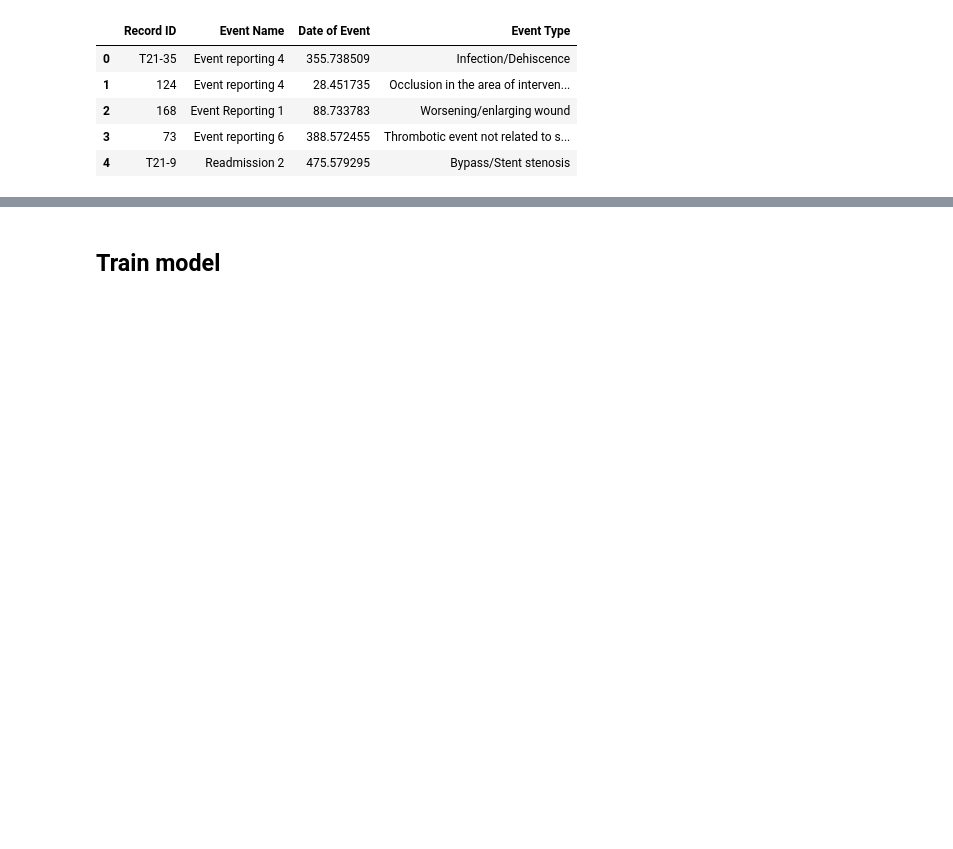
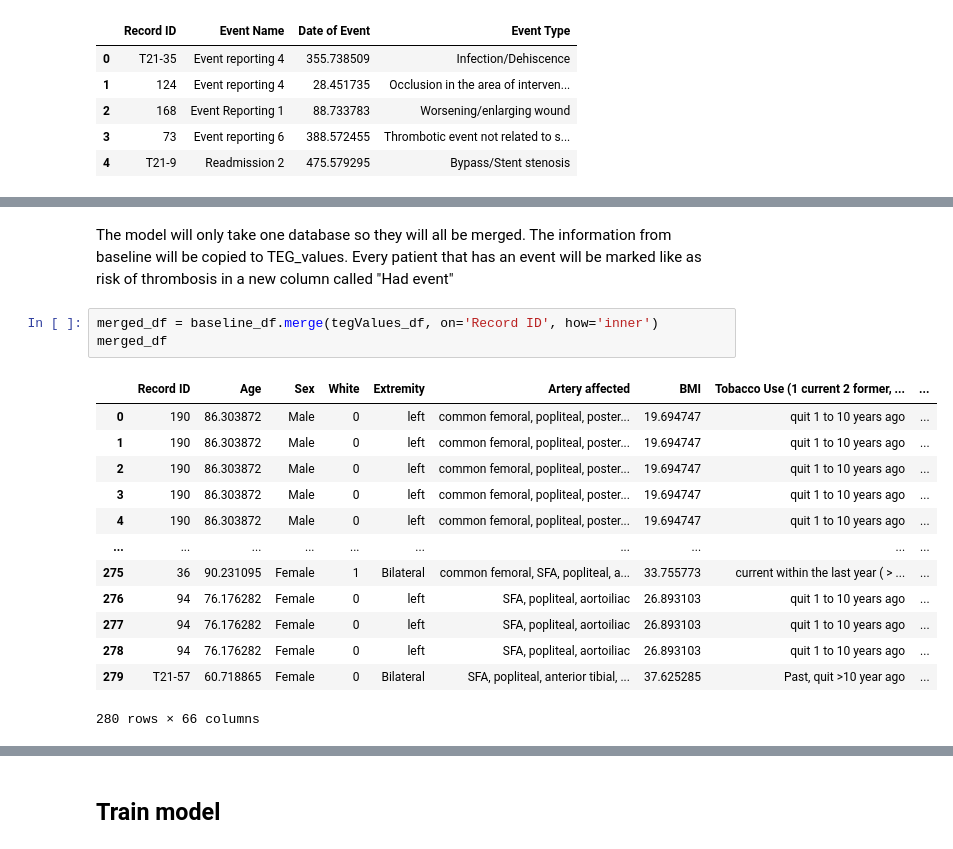
Before and after one commit to kstack21/CapstoneC2023, a Jupyter notebook: steps.ipynb, the cells around one changed output, grey strips where cells are left out. Saved outputs shown, nothing was run; the diff lists cells and outputs as text; blank space fills up the shorter version.

```diff
--- a/steps.ipynb
+++ b/steps.ipynb
@@ -55,0 +69,21 @@ events_df.head()
+# %% [markdown]
+The model will only take one database so they will all be merged.
+The information from baseline will be copied to TEG_values.
+Every patient that has an event will be marked like as risk of thrombosis in a new column called "Had event"
+# %%
+merged_df = baseline_df.merge(tegValues_df, on='Record ID', how='inner')
+merged_df
+# %% [output]
+|  | Record ID | Age | Sex | White | Extremity | Artery affected | BMI | Tobacco Use (1 current 2 former, ... | ... |
+| 0 | 190 | 86.303872 | Male | 0 | left | common femoral, popliteal, poster... | 19.694747 | quit 1 to 10 years ago | ... |
+| 1 | 190 | 86.303872 | Male | 0 | left | common femoral, popliteal, poster... | 19.694747 | quit 1 to 10 years ago | ... |
+| 2 | 190 | 86.303872 | Male | 0 | left | common femoral, popliteal, poster... | 19.694747 | quit 1 to 10 years ago | ... |
+| 3 | 190 | 86.303872 | Male | 0 | left | common femoral, popliteal, poster... | 19.694747 | quit 1 to 10 years ago | ... |
+| 4 | 190 | 86.303872 | Male | 0 | left | common femoral, popliteal, poster... | 19.694747 | quit 1 to 10 years ago | ... |
+| ... | ... | ... | ... | ... | ... | ... | ... | ... | ... |
+| 275 | 36 | 90.231095 | Female | 1 | Bilateral | common femoral, SFA, popliteal, a... | 33.755773 | current within the last year ( > ... | ... |
+| 276 | 94 | 76.176282 | Female | 0 | left | SFA, popliteal, aortoiliac | 26.893103 | quit 1 to 10 years ago | ... |
+| 277 | 94 | 76.176282 | Female | 0 | left | SFA, popliteal, aortoiliac | 26.893103 | quit 1 to 10 years ago | ... |
+| 278 | 94 | 76.176282 | Female | 0 | left | SFA, popliteal, aortoiliac | 26.893103 | quit 1 to 10 years ago | ... |
+| 279 | T21-57 | 60.718865 | Female | 0 | Bilateral | SFA, popliteal, anterior tibial, ... | 37.625285 | Past, quit >10 year ago | ... |
+280 rows × 66 columns
```
Also changed, not shown: parts of 5 cells of this notebook, 4 other files.
